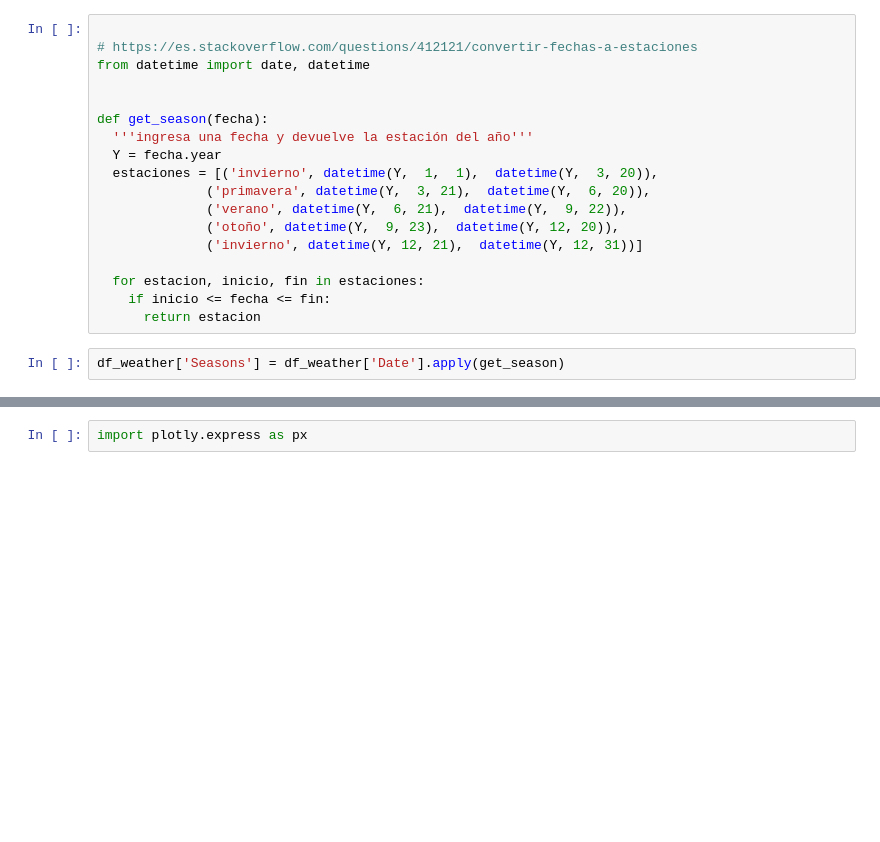
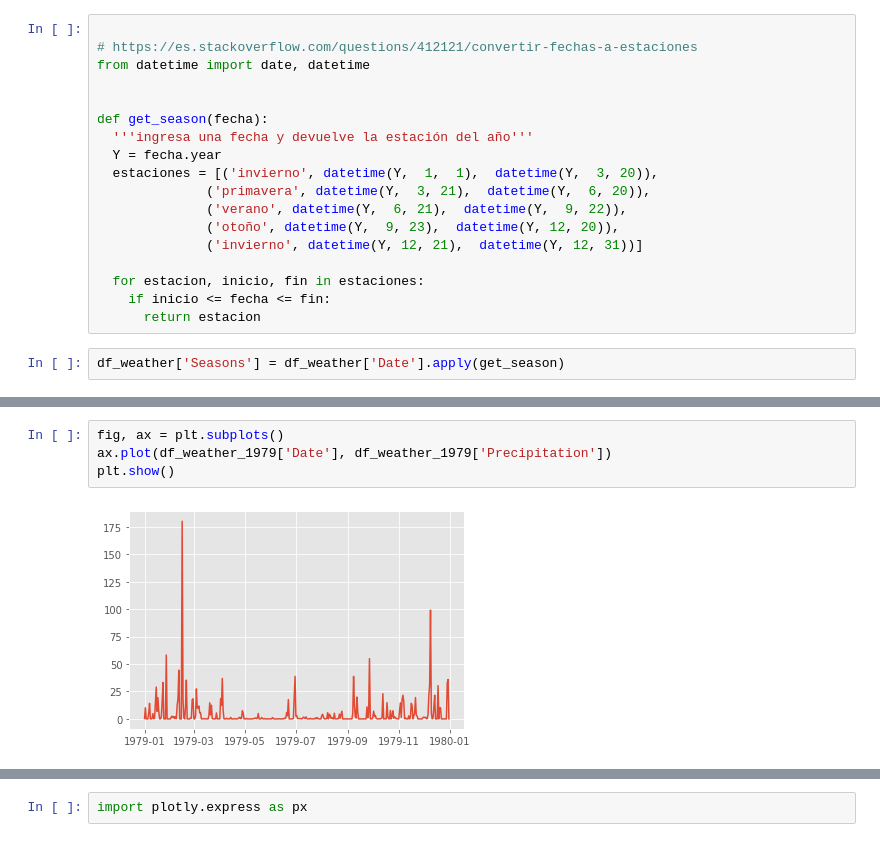
Before and after one commit to cocodibuja/scipyla2021, a Jupyter notebook: Scipyla2021.ipynb, the cells around one changed output, grey strips where cells are left out. Saved outputs shown, nothing was run; the diff lists cells and outputs as text; blank space fills up the shorter version.

```diff
--- a/Scipyla2021.ipynb
+++ b/Scipyla2021.ipynb
@@ -353,3 +390,9 @@ plt.show()
+# %%
+fig, ax = plt.subplots()
+ax.plot(df_weather_1979['Date'], df_weather_1979['Precipitation'])
+plt.show()
+# %% [output]
+[figure, added]
 # %% [markdown]
 
 
```
Also changed, not shown: parts of 19 cells of this notebook.
